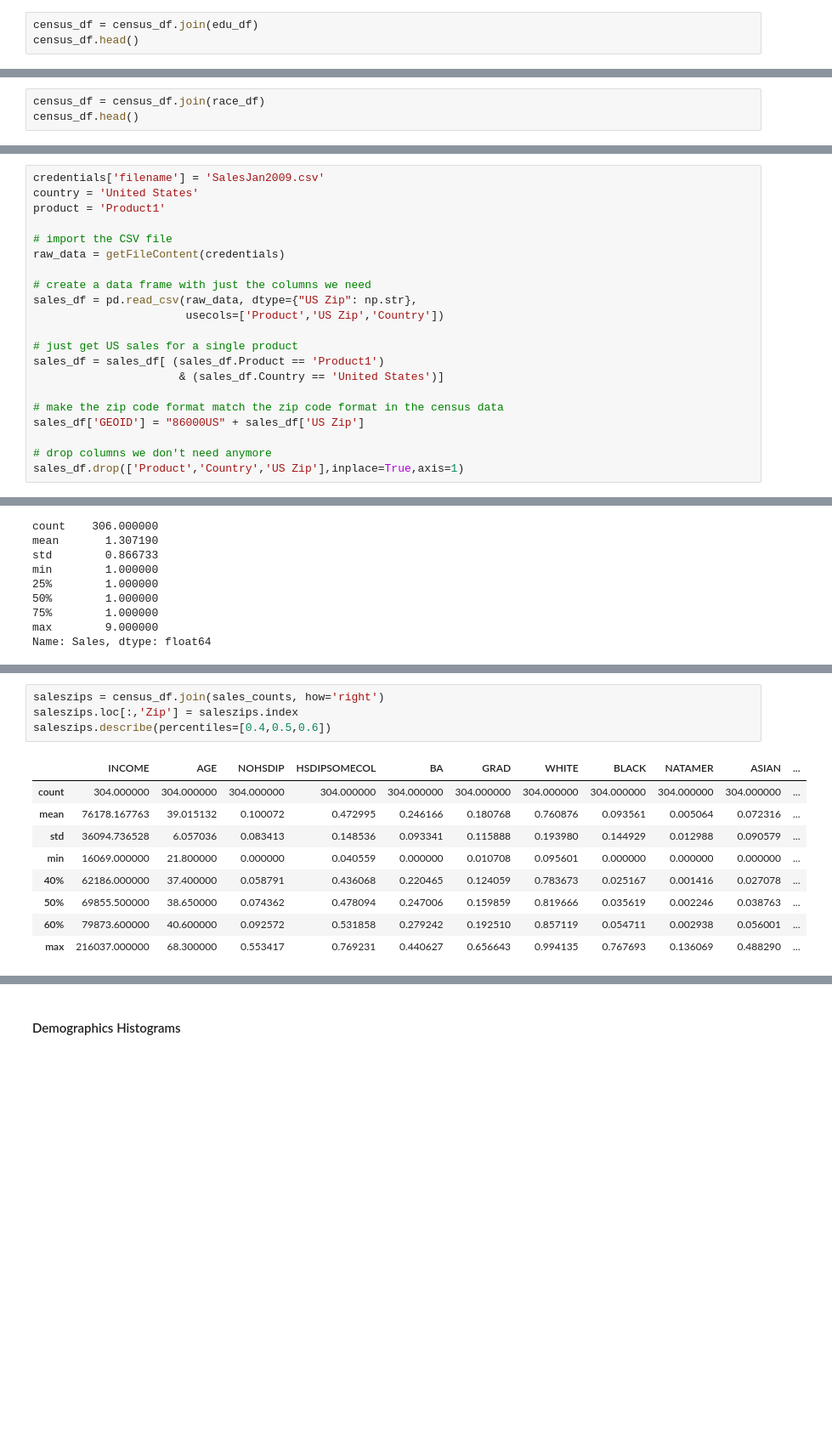
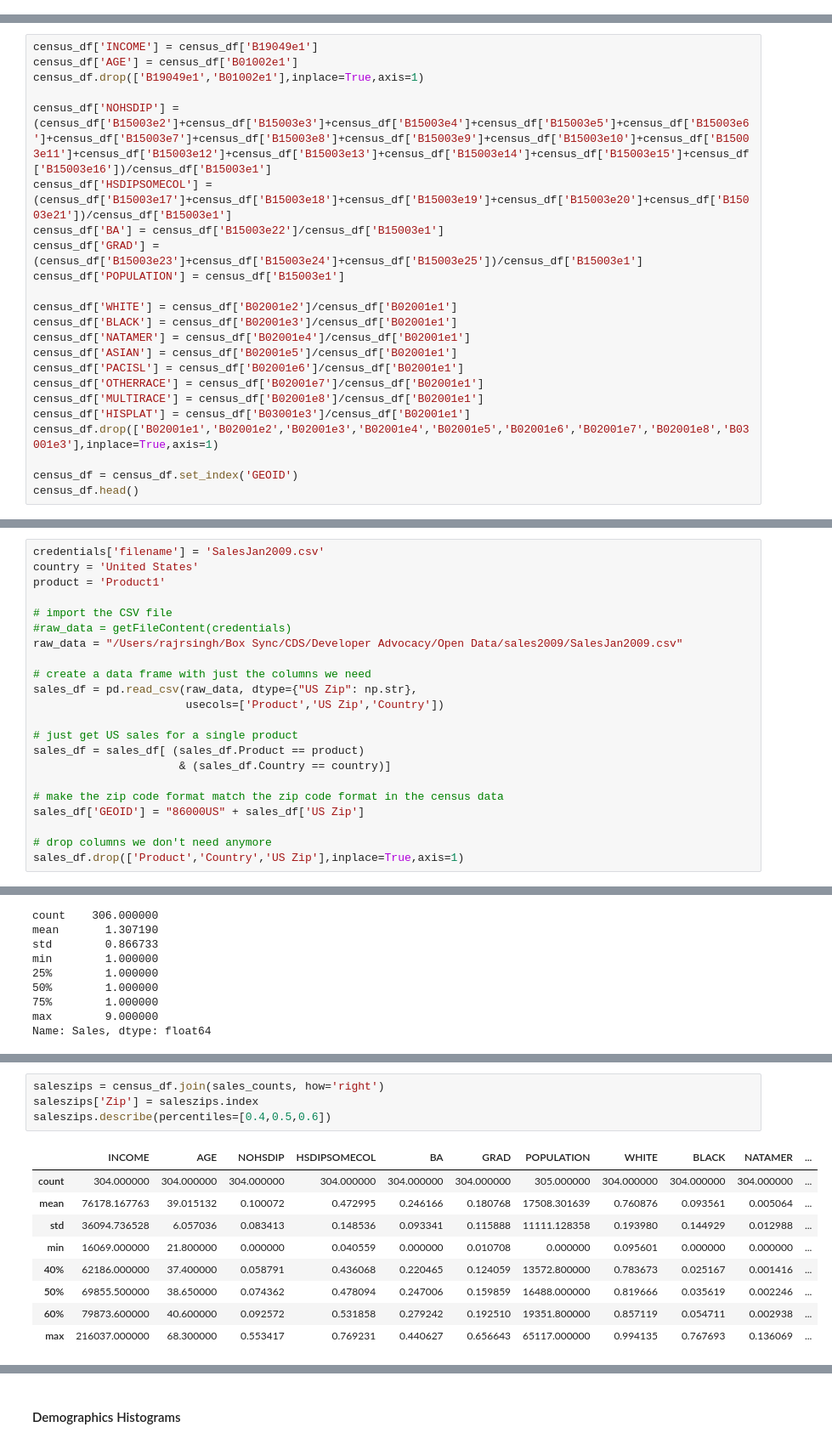
Before and after one commit to manifestlifeinc/open-data, a Jupyter notebook: samples/sci.ipynb, the cells around one changed output, grey strips where cells are left out. Shown at 85% size. Drawn from its saved outputs; the diff is of its cells as text; blank space fills up the shorter version.

```diff
--- a/samples/sci.ipynb
+++ b/samples/sci.ipynb
@@ -144,3 +165,0 @@ edu_df.head()
-# %%
-census_df = census_df.join(edu_df)
-census_df.head()
@@ -192,3 +165,0 @@ race_df.head()
-# %%
-census_df = census_df.join(race_df)
-census_df.head()
@@ -202,0 +166,23 @@ census_df.head()
+# %%
+census_df['INCOME'] = census_df['B19049e1']
+census_df['AGE'] = census_df['B01002e1']
+census_df.drop(['B19049e1','B01002e1'],inplace=True,axis=1)
+
+census_df['NOHSDIP'] = (census_df['B15003e2']+census_df['B15003e3']+census_df['B15003e4']+census_df['B15003e5']+census_df['B15003e6']+census_df['B15003e7']+census_df['B15003e8']+census_df['B15003e9']+census_df['B15003e10']+census_df['B15003e11']+census_df['B15003e12']+census_df['B15003e13']+census_df['B15003e14']+census_df['B15003e15']+census_df['B15003e16'])/census_df['B15003e1']
+census_df['HSDIPSOMECOL'] = (census_df['B15003e17']+census_df['B15003e18']+census_df['B15003e19']+census_df['B15003e20']+census_df['B15003e21'])/census_df['B15003e1']
+census_df['BA'] = census_df['B15003e22']/census_df['B15003e1']
+census_df['GRAD'] = (census_df['B15003e23']+census_df['B15003e24']+census_df['B15003e25'])/census_df['B15003e1']
+census_df['POPULATION'] = census_df['B15003e1']
+
+census_df['WHITE'] = census_df['B02001e2']/census_df['B02001e1']
+census_df['BLACK'] = census_df['B02001e3']/census_df['B02001e1']
+census_df['NATAMER'] = census_df['B02001e4']/census_df['B02001e1']
+census_df['ASIAN'] = census_df['B02001e5']/census_df['B02001e1']
+census_df['PACISL'] = census_df['B02001e6']/census_df['B02001e1']
+census_df['OTHERRACE'] = census_df['B02001e7']/census_df['B02001e1']
+census_df['MULTIRACE'] = census_df['B02001e8']/census_df['B02001e1']
+census_df['HISPLAT'] = census_df['B03001e3']/census_df['B02001e1']
+census_df.drop(['B02001e1','B02001e2','B02001e3','B02001e4','B02001e5','B02001e6','B02001e7','B02001e8','B03001e3'],inplace=True,axis=1)
+
+census_df = census_df.set_index('GEOID')
+census_df.head()
@@ -256,15 +274,16 @@ country = 'United States'
 product = 'Product1'
 
 # import the CSV file
-raw_data = getFileContent(credentials)
+#raw_data = getFileContent(credentials)
+raw_data = "/Users/rajrsingh/Box Sync/CDS/Developer Advocacy/Open Data/sales2009/SalesJan2009.csv"
 
 # create a data frame with just the columns we need
 sales_df = pd.read_csv(raw_data, dtype={"US Zip": np.str},
                        usecols=['Product','US Zip','Country'])
 
 # just get US sales for a single product
-sales_df = sales_df[ (sales_df.Product == 'Product1')
-                      & (sales_df.Country == 'United States')]
+sales_df = sales_df[ (sales_df.Product == product)
+                      & (sales_df.Country == country)]
 
 # make the zip code format match the zip code format in the census data
 sales_df['GEOID'] = "86000US" + sales_df['US Zip']
@@ -289,16 +309,16 @@ Name: Sales, dtype: float64
 ### Merge sales to Census
 # %%
 saleszips = census_df.join(sales_counts, how='right')
-saleszips.loc[:,'Zip'] = saleszips.index
+saleszips['Zip'] = saleszips.index
 saleszips.describe(percentiles=[0.4,0.5,0.6])
 # %% [output]
-|  | INCOME | AGE | NOHSDIP | HSDIPSOMECOL | BA | GRAD | WHITE | BLACK | NATAMER | ASIAN | ... |
-| count | 304.000000 | 304.000000 | 304.000000 | 304.000000 | 304.000000 | 304.000000 | 304.000000 | 304.000000 | 304.000000 | 304.000000 | ... |
-| mean | 76178.167763 | 39.015132 | 0.100072 | 0.472995 | 0.246166 | 0.180768 | 0.760876 | 0.093561 | 0.005064 | 0.072316 | ... |
-| std | 36094.736528 | 6.057036 | 0.083413 | 0.148536 | 0.093341 | 0.115888 | 0.193980 | 0.144929 | 0.012988 | 0.090579 | ... |
-| min | 16069.000000 | 21.800000 | 0.000000 | 0.040559 | 0.000000 | 0.010708 | 0.095601 | 0.000000 | 0.000000 | 0.000000 | ... |
-| 40% | 62186.000000 | 37.400000 | 0.058791 | 0.436068 | 0.220465 | 0.124059 | 0.783673 | 0.025167 | 0.001416 | 0.027078 | ... |
-| 50% | 69855.500000 | 38.650000 | 0.074362 | 0.478094 | 0.247006 | 0.159859 | 0.819666 | 0.035619 | 0.002246 | 0.038763 | ... |
-| 60% | 79873.600000 | 40.600000 | 0.092572 | 0.531858 | 0.279242 | 0.192510 | 0.857119 | 0.054711 | 0.002938 | 0.056001 | ... |
-| max | 216037.000000 | 68.300000 | 0.553417 | 0.769231 | 0.440627 | 0.656643 | 0.994135 | 0.767693 | 0.136069 | 0.488290 | ... |
+|  | INCOME | AGE | NOHSDIP | HSDIPSOMECOL | BA | GRAD | POPULATION | WHITE | BLACK | NATAMER | ... |
+| count | 304.000000 | 304.000000 | 304.000000 | 304.000000 | 304.000000 | 304.000000 | 305.000000 | 304.000000 | 304.000000 | 304.000000 | ... |
+| mean | 76178.167763 | 39.015132 | 0.100072 | 0.472995 | 0.246166 | 0.180768 | 17508.301639 | 0.760876 | 0.093561 | 0.005064 | ... |
+| std | 36094.736528 | 6.057036 | 0.083413 | 0.148536 | 0.093341 | 0.115888 | 11111.128358 | 0.193980 | 0.144929 | 0.012988 | ... |
+| min | 16069.000000 | 21.800000 | 0.000000 | 0.040559 | 0.000000 | 0.010708 | 0.000000 | 0.095601 | 0.000000 | 0.000000 | ... |
+| 40% | 62186.000000 | 37.400000 | 0.058791 | 0.436068 | 0.220465 | 0.124059 | 13572.800000 | 0.783673 | 0.025167 | 0.001416 | ... |
+| 50% | 69855.500000 | 38.650000 | 0.074362 | 0.478094 | 0.247006 | 0.159859 | 16488.000000 | 0.819666 | 0.035619 | 0.002246 | ... |
+| 60% | 79873.600000 | 40.600000 | 0.092572 | 0.531858 | 0.279242 | 0.192510 | 19351.800000 | 0.857119 | 0.054711 | 0.002938 | ... |
+| max | 216037.000000 | 68.300000 | 0.553417 | 0.769231 | 0.440627 | 0.656643 | 65117.000000 | 0.994135 | 0.767693 | 0.136069 | ... |
 # %% [markdown]
```
Also changed, not shown: parts of 58 cells of this notebook.
